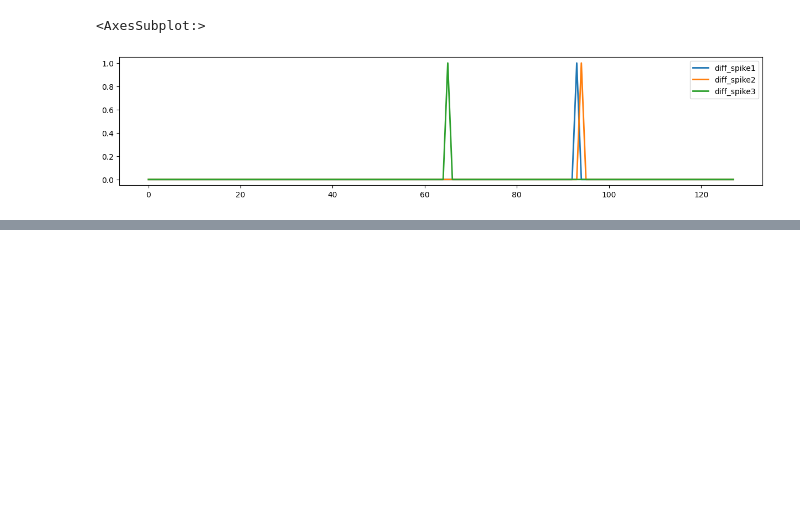
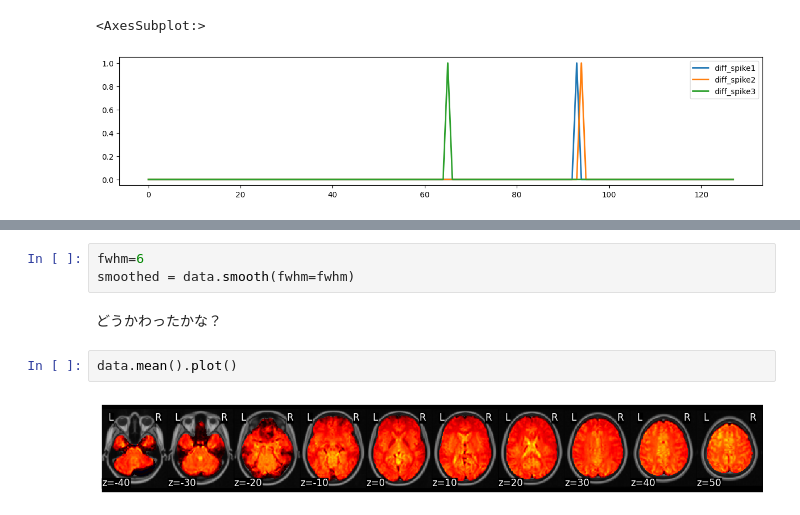
Before and after one commit to izpyon/dartbrains-exercise, a Jupyter notebook: codes_jp/06_GLM_Single_Subject_Model.ipynb, the cells around one changed output, grey strips where cells are left out. Cells and saved outputs as stored; diff of their text form; blank space fills up the shorter version.

```diff
--- a/codes_jp/06_GLM_Single_Subject_Model.ipynb
+++ b/codes_jp/06_GLM_Single_Subject_Model.ipynb
@@ -218,0 +252,9 @@ spikes.plot(ax = a, linewidth=2)
+# %%
+fwhm=6
+smoothed = data.smooth(fwhm=fwhm)
+# %% [markdown]
+どうかわったかな？
+# %%
+data.mean().plot()
+# %% [output]
+[figure, added]
```
Also changed, not shown: parts of 51 cells of this notebook, 1 other file.
